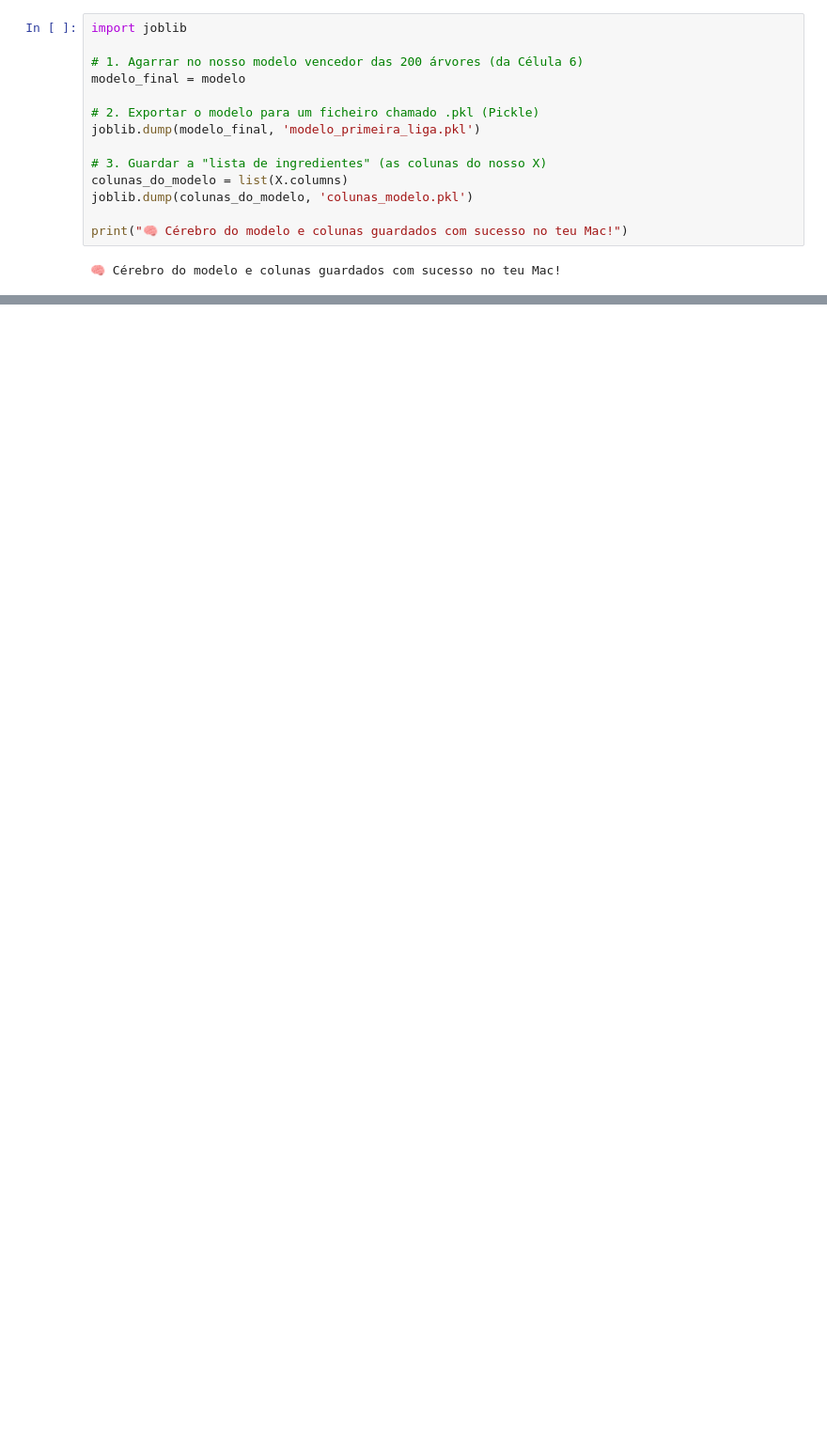
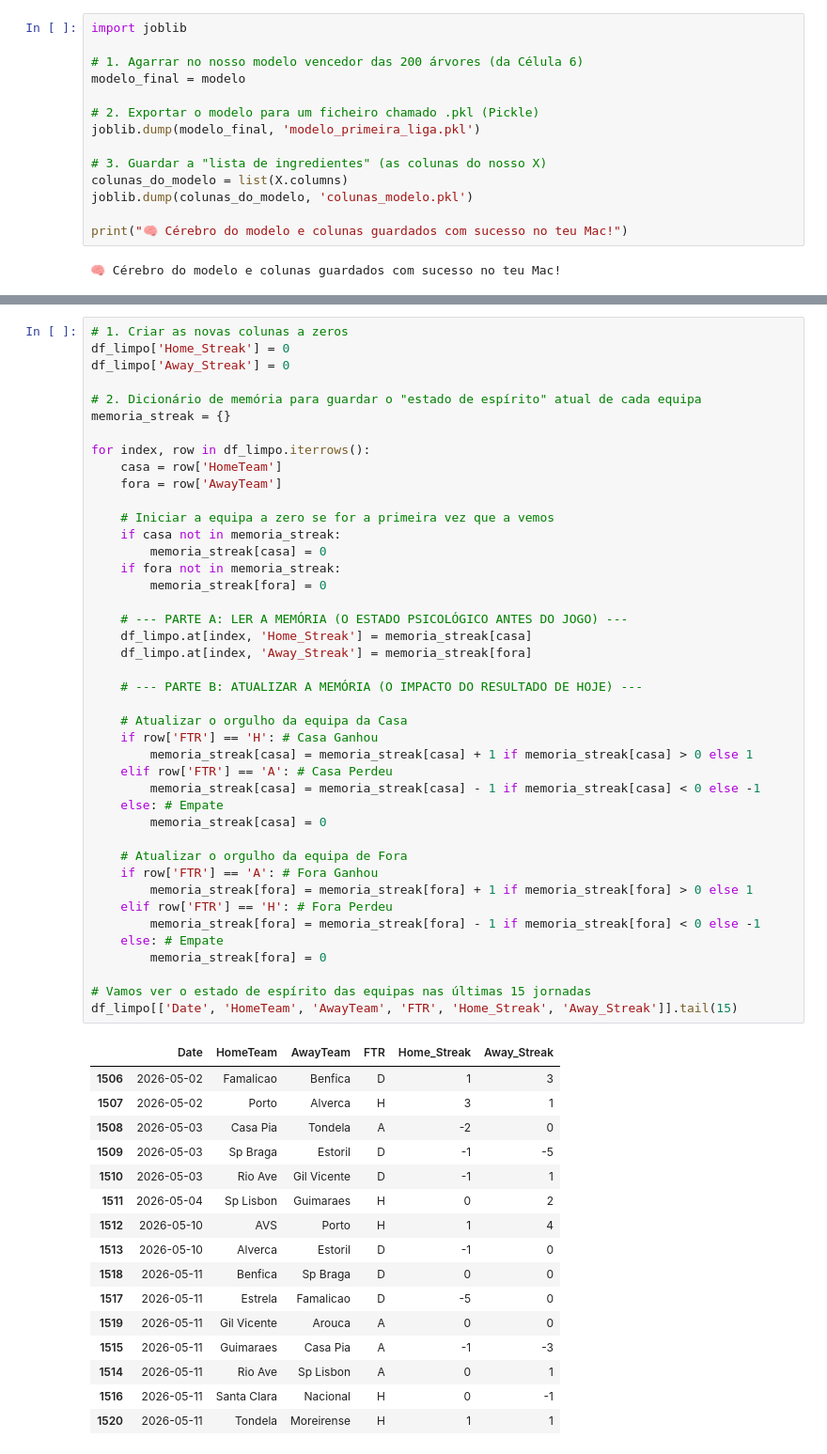
Before and after one commit to guitavares8/Football_ai_Predictor, a Jupyter notebook: 1_analise_exploratoria.ipynb, the cells around one changed output, grey strips where cells are left out. Shown at 94% size. Drawn from its saved outputs; the diff is of its cells as text; blank space fills up the shorter version.

```diff
--- a/1_analise_exploratoria.ipynb
+++ b/1_analise_exploratoria.ipynb
@@ -239,0 +517,59 @@ Vitória do Benfica (Fora): 22.0%
+# %%
+# 1. Criar as novas colunas a zeros
+df_limpo['Home_Streak'] = 0
+df_limpo['Away_Streak'] = 0
+
+# 2. Dicionário de memória para guardar o "estado de espírito" atual de cada equipa
+memoria_streak = {}
+
+for index, row in df_limpo.iterrows():
+    casa = row['HomeTeam']
+    fora = row['AwayTeam']
+
+    # Iniciar a equipa a zero se for a primeira vez que a vemos
+    if casa not in memoria_streak:
+        memoria_streak[casa] = 0
+    if fora not in memoria_streak:
+        memoria_streak[fora] = 0
+
+    # --- PARTE A: LER A MEMÓRIA (O ESTADO PSICOLÓGICO ANTES DO JOGO) ---
+    df_limpo.at[index, 'Home_Streak'] = memoria_streak[casa]
+    df_limpo.at[index, 'Away_Streak'] = memoria_streak[fora]
+
+    # --- PARTE B: ATUALIZAR A MEMÓRIA (O IMPACTO DO RESULTADO DE HOJE) ---
+
+    # Atualizar o orgulho da equipa da Casa
+    if row['FTR'] == 'H': # Casa Ganhou
+        memoria_streak[casa] = memoria_streak[casa] + 1 if memoria_streak[casa] > 0 else 1
+    elif row['FTR'] == 'A': # Casa Perdeu
+        memoria_streak[casa] = memoria_streak[casa] - 1 if memoria_streak[casa] < 0 else -1
+    else: # Empate
+        memoria_streak[casa] = 0
+
+    # Atualizar o orgulho da equipa de Fora
+    if row['FTR'] == 'A': # Fora Ganhou
+        memoria_streak[fora] = memoria_streak[fora] + 1 if memoria_streak[fora] > 0 else 1
+    elif row['FTR'] == 'H': # Fora Perdeu
+        memoria_streak[fora] = memoria_streak[fora] - 1 if memoria_streak[fora] < 0 else -1
+    else: # Empate
+        memoria_streak[fora] = 0
+
+# Vamos ver o estado de espírito das equipas nas últimas 15 jornadas
+df_limpo[['Date', 'HomeTeam', 'AwayTeam', 'FTR', 'Home_Streak', 'Away_Streak']].tail(15)
+# %% [output]
+|  | Date | HomeTeam | AwayTeam | FTR | Home_Streak | Away_Streak |
+| 1506 | 2026-05-02 | Famalicao | Benfica | D | 1 | 3 |
+| 1507 | 2026-05-02 | Porto | Alverca | H | 3 | 1 |
+| 1508 | 2026-05-03 | Casa Pia | Tondela | A | -2 | 0 |
+| 1509 | 2026-05-03 | Sp Braga | Estoril | D | -1 | -5 |
+| 1510 | 2026-05-03 | Rio Ave | Gil Vicente | D | -1 | 1 |
+| 1511 | 2026-05-04 | Sp Lisbon | Guimaraes | H | 0 | 2 |
+| 1512 | 2026-05-10 | AVS | Porto | H | 1 | 4 |
+| 1513 | 2026-05-10 | Alverca | Estoril | D | -1 | 0 |
+| 1518 | 2026-05-11 | Benfica | Sp Braga | D | 0 | 0 |
+| 1517 | 2026-05-11 | Estrela | Famalicao | D | -5 | 0 |
+| 1519 | 2026-05-11 | Gil Vicente | Arouca | A | 0 | 0 |
+| 1515 | 2026-05-11 | Guimaraes | Casa Pia | A | -1 | -3 |
+| 1514 | 2026-05-11 | Rio Ave | Sp Lisbon | A | 0 | 1 |
+| 1516 | 2026-05-11 | Santa Clara | Nacional | H | 0 | -1 |
+| 1520 | 2026-05-11 | Tondela | Moreirense | H | 1 | 1 |
```
Also changed, not shown: parts of 16 cells of this notebook, 5 other files.
